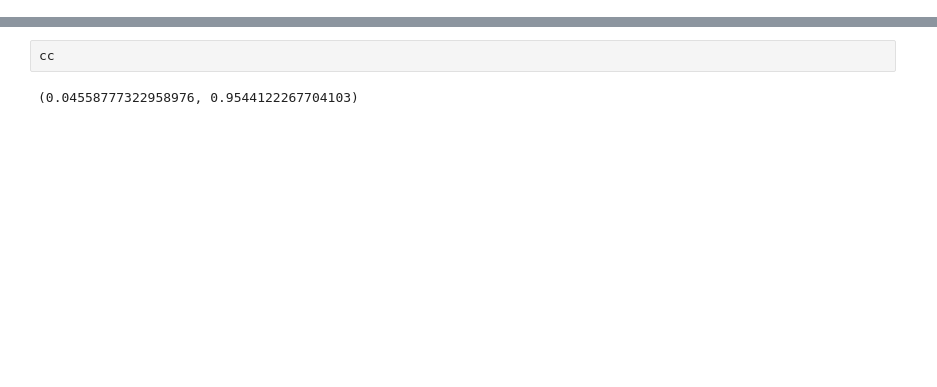
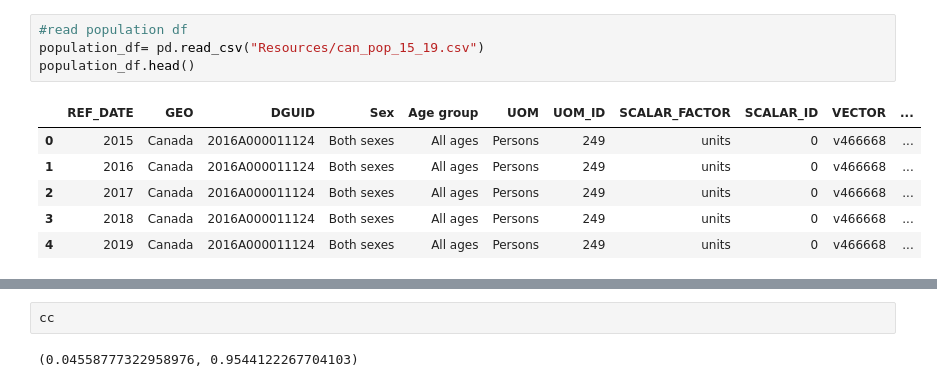
Before and after one commit to MattDavies1/Data-Bootcamp-Project, a Jupyter notebook: alc_cannabis_consumption.ipynb, the cells around one changed output, grey strips where cells are left out. Cells and saved outputs as stored; diff of their text form; blank space fills up the shorter version.

```diff
--- a/alc_cannabis_consumption.ipynb
+++ b/alc_cannabis_consumption.ipynb
@@ -311,0 +263,11 @@ cc = sts.pearsonr(merge3_df["Cannabis Consumers Population (%)"],merge3_df["Heav
+# %%
+#read population df
+population_df= pd.read_csv("Resources/can_pop_15_19.csv")
+population_df.head()
+# %% [output]
+|  | REF_DATE | GEO | DGUID | Sex | Age group | UOM | UOM_ID | SCALAR_FACTOR | SCALAR_ID | VECTOR | ... |
+| 0 | 2015 | Canada | 2016A000011124 | Both sexes | All ages | Persons | 249 | units | 0 | v466668 | ... |
+| 1 | 2016 | Canada | 2016A000011124 | Both sexes | All ages | Persons | 249 | units | 0 | v466668 | ... |
+| 2 | 2017 | Canada | 2016A000011124 | Both sexes | All ages | Persons | 249 | units | 0 | v466668 | ... |
+| 3 | 2018 | Canada | 2016A000011124 | Both sexes | All ages | Persons | 249 | units | 0 | v466668 | ... |
+| 4 | 2019 | Canada | 2016A000011124 | Both sexes | All ages | Persons | 249 | units | 0 | v466668 | ... |
```
Also changed, not shown: parts of 43 cells of this notebook, 19 other files.
